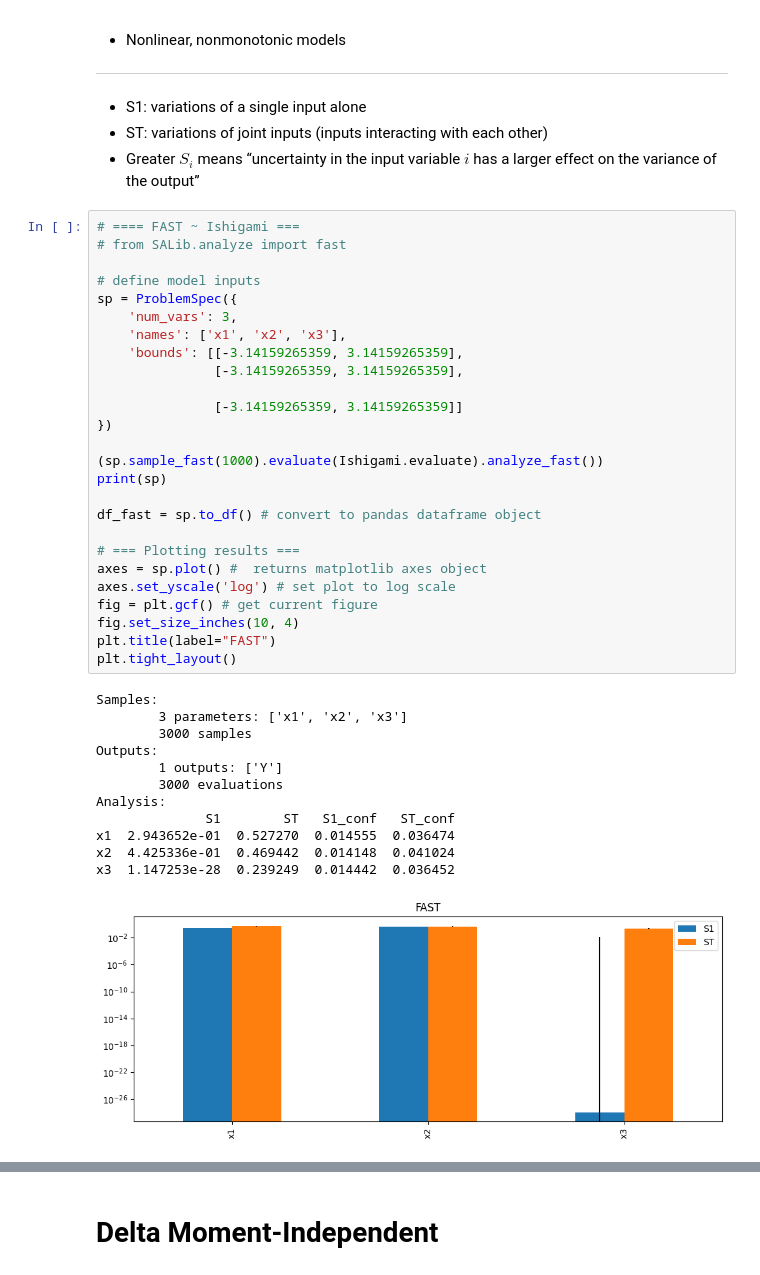
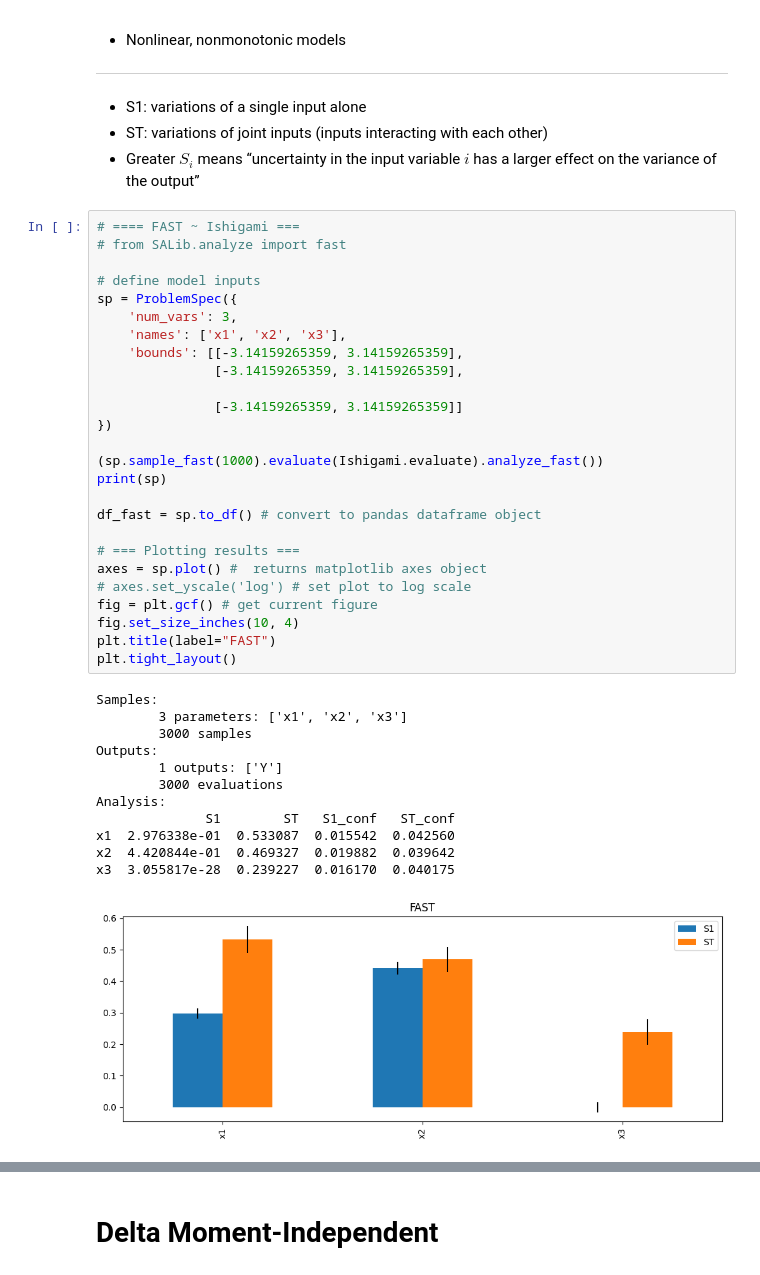
Before and after one commit to AllmieBloom/summer24, a Jupyter notebook: salib_exploration.ipynb, the cells around one changed output, grey strips where cells are left out. Cells and saved outputs as stored; diff of their text form.

```diff
--- a/salib_exploration.ipynb
+++ b/salib_exploration.ipynb
@@ -401,38 +401,38 @@ def rbd_fast_sobol_g(n:int, sp:ProblemSpec, a_arr=[], delta_arr=[]):
 # define model inputs
 sp = ProblemSpec({
     'num_vars': 3,
     'names': ['x1', 'x2', 'x3'],
     'bounds': [[-3.14159265359, 3.14159265359],
                [-3.14159265359, 3.14159265359],
 
                [-3.14159265359, 3.14159265359]]
 })
 
 (sp.sample_fast(1000).evaluate(Ishigami.evaluate).analyze_fast())
 print(sp)
 
 df_fast = sp.to_df() # convert to pandas dataframe object
 
 # === Plotting results ===
 axes = sp.plot() #  returns matplotlib axes object
-axes.set_yscale('log') # set plot to log scale
+# axes.set_yscale('log') # set plot to log scale
 fig = plt.gcf() # get current figure
 fig.set_size_inches(10, 4)
 plt.title(label="FAST")
 plt.tight_layout()
 # %% [output]
 Samples:
         3 parameters: ['x1', 'x2', 'x3']
         3000 samples
 Outputs:
         1 outputs: ['Y']
         3000 evaluations
 Analysis:
               S1        ST   S1_conf   ST_conf
-x1  2.943652e-01  0.527270  0.014555  0.036474
-x2  4.425336e-01  0.469442  0.014148  0.041024
-x3  1.147253e-28  0.239249  0.014442  0.036452
+x1  2.976338e-01  0.533087  0.015542  0.042560
+x2  4.420844e-01  0.469327  0.019882  0.039642
+x3  3.055817e-28  0.239227  0.016170  0.040175
-[figure, old version]
+[figure, new version]
 # %%
 # ==== FAST ~ Sobol G-Function ===
 from SALib.test_functions import Sobol_G
```
Also changed, not shown: parts of 10 cells of this notebook, 1 other file.
